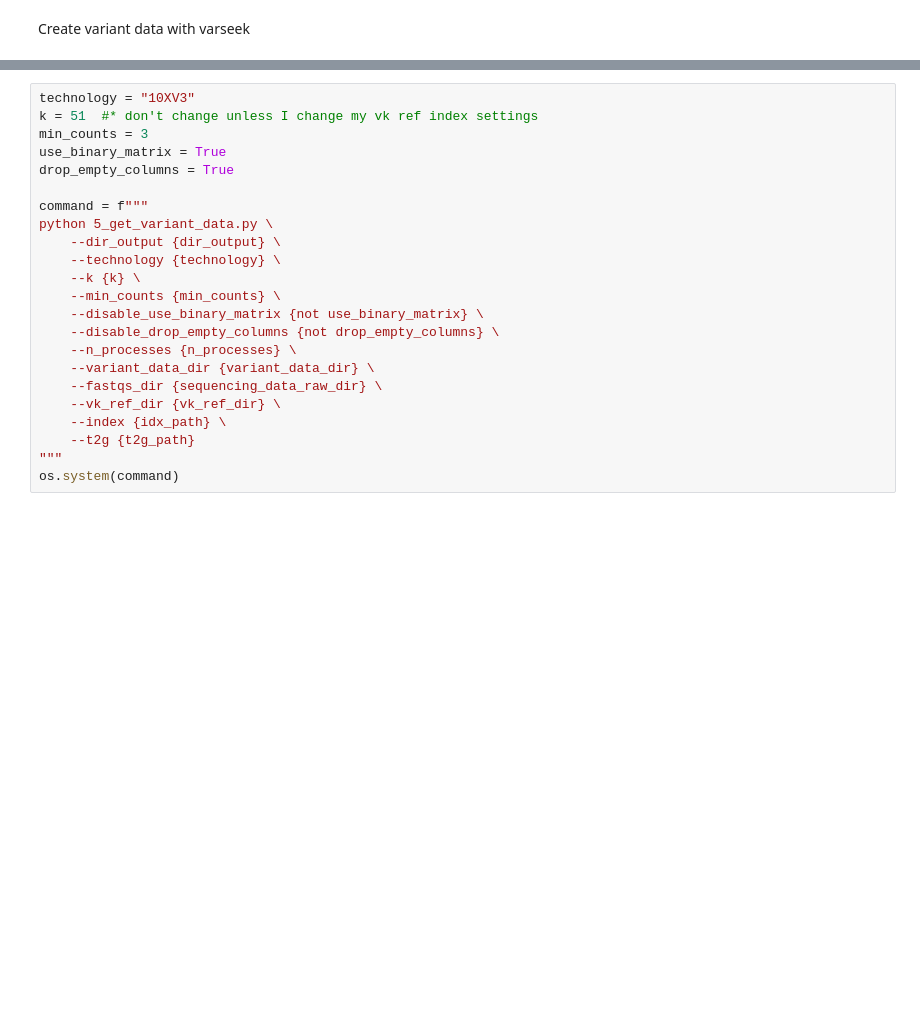
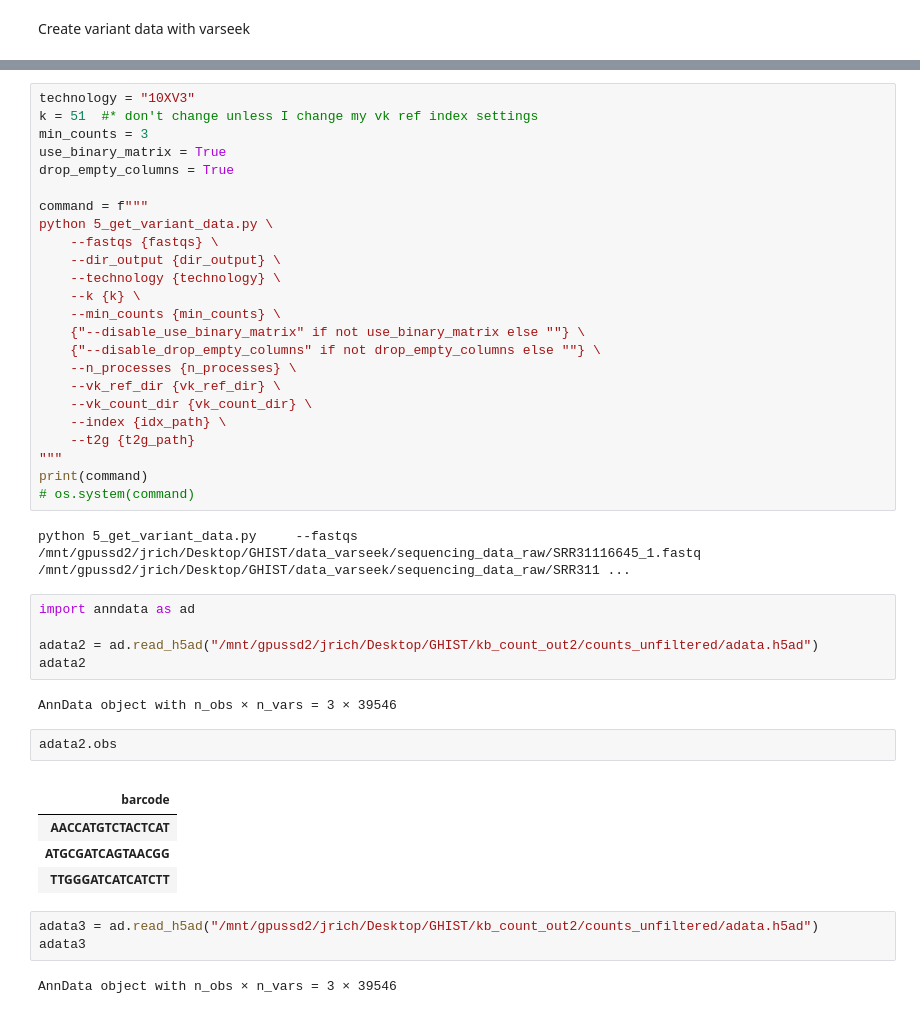
Before and after one commit to josephrich98/GHIST, a Jupyter notebook: varseek_notebooks/1_data_preprocessing.ipynb, the cells around one changed output, grey strips where cells are left out. Saved outputs shown, nothing was run; the diff lists cells and outputs as text; blank space fills up the shorter version.

Commit message:
working on image registration and varseek script

```diff
--- a/varseek_notebooks/1_data_preprocessing.ipynb
+++ b/varseek_notebooks/1_data_preprocessing.ipynb
@@ -356,17 +358,40 @@ drop_empty_columns = True
 
 command = f"""
 python 5_get_variant_data.py \
+    --fastqs {fastqs} \
     --dir_output {dir_output} \
     --technology {technology} \
     --k {k} \
     --min_counts {min_counts} \
-    --disable_use_binary_matrix {not use_binary_matrix} \
-    --disable_drop_empty_columns {not drop_empty_columns} \
+    {"--disable_use_binary_matrix" if not use_binary_matrix else ""} \
+    {"--disable_drop_empty_columns" if not drop_empty_columns else ""} \
     --n_processes {n_processes} \
-    --variant_data_dir {variant_data_dir} \
-    --fastqs_dir {sequencing_data_raw_dir} \
     --vk_ref_dir {vk_ref_dir} \
+    --vk_count_dir {vk_count_dir} \
     --index {idx_path} \
     --t2g {t2g_path}
 """
-os.system(command)
+print(command)
+# os.system(command)
+# %% [output]
+python 5_get_variant_data.py     --fastqs /mnt/gpussd2/jrich/Desktop/GHIST/data_varseek/sequencing_data_raw/SRR31116645_1.fastq /mnt/gpussd2/jrich/Desktop/GHIST/data_varseek/sequencing_data_raw/SRR311 ...
+# %%
+import anndata as ad
+
+adata2 = ad.read_h5ad("/mnt/gpussd2/jrich/Desktop/GHIST/kb_count_out2/counts_unfiltered/adata.h5ad")
+adata2
+# %% [output]
+AnnData object with n_obs × n_vars = 3 × 39546
+# %%
+adata2.obs
+# %% [output]
+|  |
+| barcode |
+| AACCATGTCTACTCAT |
+| ATGCGATCAGTAACGG |
+| TTGGGATCATCATCTT |
+# %%
+adata3 = ad.read_h5ad("/mnt/gpussd2/jrich/Desktop/GHIST/kb_count_out2/counts_unfiltered/adata.h5ad")
+adata3
+# %% [output]
+AnnData object with n_obs × n_vars = 3 × 39546
```
Also changed, not shown: parts of 5 cells of this notebook, 2 other files.
